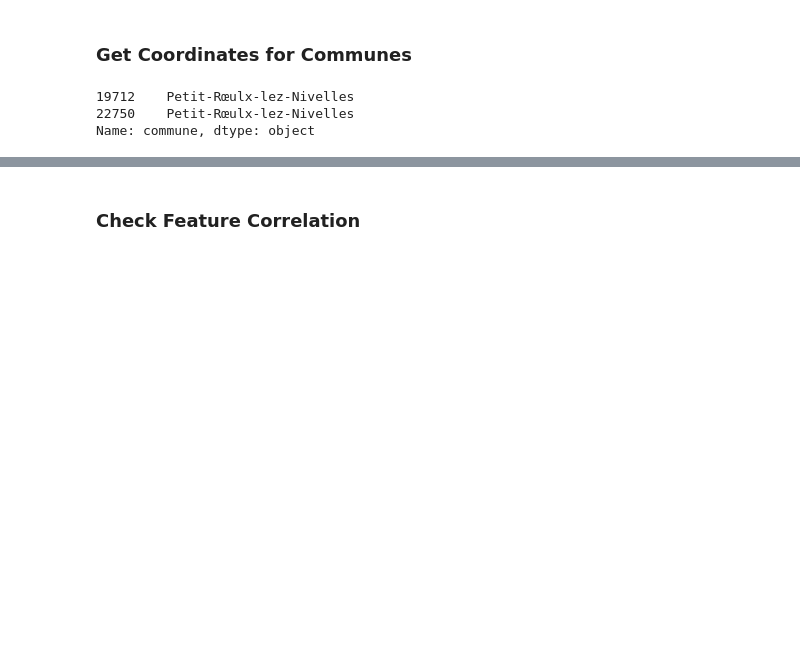
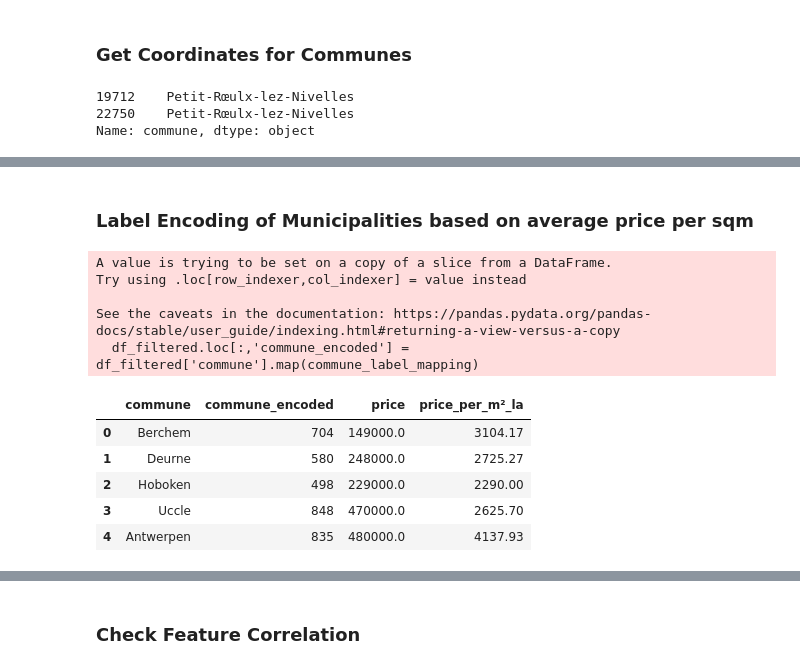
Before and after one commit to Miriam-Stoehr/challenge-regression, a Jupyter notebook: 2-feature-engineering.ipynb, the cells around one changed output, grey strips where cells are left out. Saved outputs shown, nothing was run; the diff lists cells and outputs as text; code cells hidden in the pictures; blank space fills up the shorter version.

```diff
--- a/2-feature-engineering.ipynb
+++ b/2-feature-engineering.ipynb
@@ -176,0 +311,29 @@ belgium_map"""
+# %% [markdown]
+### Label Encoding of Municipalities based on average price per sqm
+# %%
+# Calculate average price per sqm for each municipality
+commune_avg_price = df_filtered.groupby('commune')['price_per_m²_la'].mean()
+
+# Sort municipalities by average price per sqm in descending order
+sorted_communes = commune_avg_price.sort_values(ascending=False)
+
+# Reverse the sorting order so the highest price gets the highest label
+commune_label_mapping = {comm: label for label, comm in enumerate(sorted_communes.index[::-1], start=1)}
+
+# Step 5: Apply the mapping to the 'municipality' column
+df_filtered.loc[:,'commune_encoded'] = df_filtered['commune'].map(commune_label_mapping)
+
+# Check the result
+df_filtered.loc[:,['commune', 'commune_encoded', 'price', 'price_per_m²_la']].head()
+# %% [output]
+A value is trying to be set on a copy of a slice from a DataFrame.
+Try using .loc[row_indexer,col_indexer] = value instead
+
+See the caveats in the documentation: https://pandas.pydata.org/pandas-docs/stable/user_guide/indexing.html#returning-a-view-versus-a-copy
+  df_filtered.loc[:,'commune_encoded'] = df_filtered['commune'].map(commune_label_mapping)
+|  | commune | commune_encoded | price | price_per_m²_la |
+| 0 | Berchem | 704 | 149000.0 | 3104.17 |
+| 1 | Deurne | 580 | 248000.0 | 2725.27 |
+| 2 | Hoboken | 498 | 229000.0 | 2290.00 |
+| 3 | Uccle | 848 | 470000.0 | 2625.70 |
+| 4 | Antwerpen | 835 | 480000.0 | 4137.93 |
```
Also changed, not shown: parts of 32 cells of this notebook, 10 other files.
